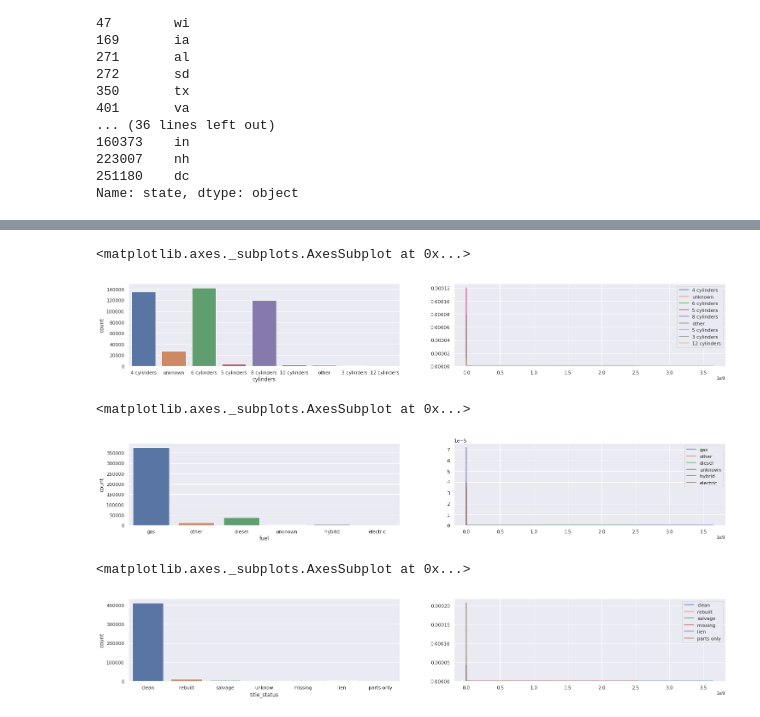
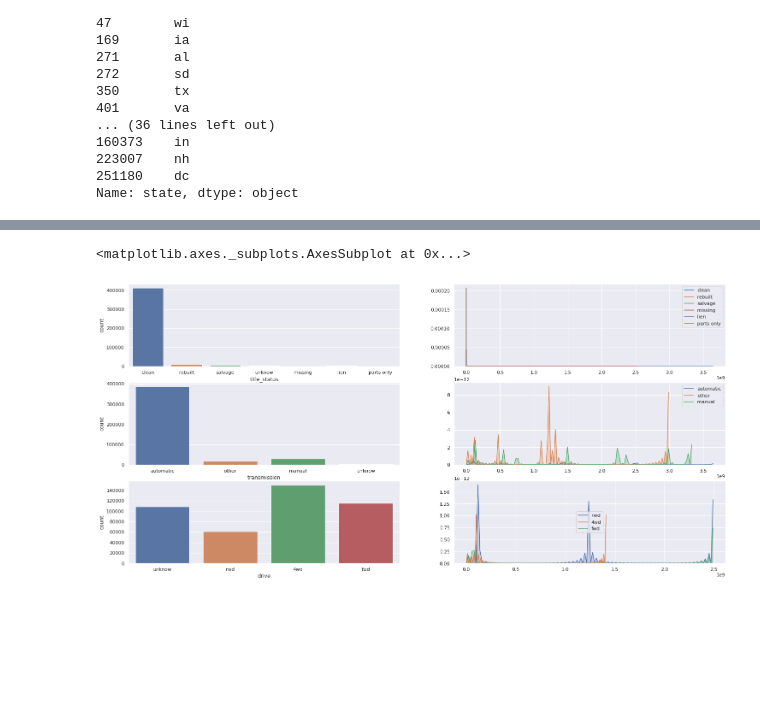
Before and after one commit to panambY/Used_Car_Price, a Jupyter notebook: Used_Car_Price.ipynb, the cells around one changed output, grey strips where cells are left out. Saved outputs shown, nothing was run; the diff lists cells and outputs as text; code cells hidden in the pictures; blank space fills up the shorter version.

```diff
--- a/Used_Car_Price.ipynb
+++ b/Used_Car_Price.ipynb
@@ -1032,52 +1051,39 @@ sns.kdeplot( df4[df4['condition'] == 'salvage']['price'], label='salvage', shade
 # %%
-# cylinders
+# title_status
 
 plt.subplot( 3, 2, 1)
-sns.countplot( df4['cylinders'] )
+sns.countplot( df4['title_status'] )
 
 plt.subplot( 3, 2, 2)
-sns.kdeplot( df4[df4['cylinders'] == '4 cylinders']['price'], label='4 cylinders', shade=True )
-sns.kdeplot( df4[df4['cylinders'] == 'unknown']['price'], label='unknown', shade=True )
-sns.kdeplot( df4[df4['cylinders'] == '6 cylinders']['price'], label='6 cylinders', shade=True )
-sns.kdeplot( df4[df4['cylinders'] == '5 cylinders']['price'], label='5 cylinders', shade=True )
-sns.kdeplot( df4[df4['cylinders'] == '8 cylinders']['price'], label='8 cylinders', shade=True )
-sns.kdeplot( df4[df4['cylinders'] == 'other']['price'], label='other', shade=True )
-sns.kdeplot( df4[df4['cylinders'] == '5 cylinders']['price'], label='5 cylinders', shade=True )
-sns.kdeplot( df4[df4['cylinders'] == '3 cylinders']['price'], label='3 cylinders', shade=True )
-sns.kdeplot( df4[df4['cylinders'] == '12 cylinders']['price'], label='12 cylinders', shade=True )
+sns.kdeplot( df4[df4['title_status'] == 'clean']['price'], label='clean', shade=True )
+sns.kdeplot( df4[df4['title_status'] == 'rebuilt']['price'], label='rebuilt', shade=True )
+sns.kdeplot( df4[df4['title_status'] == 'salvage']['price'], label='salvage', shade=True )
+sns.kdeplot( df4[df4['title_status'] == 'unknown']['price'], label='unknown', shade=True )
+sns.kdeplot( df4[df4['title_status'] == 'missing']['price'], label='missing', shade=True )
+sns.kdeplot( df4[df4['title_status'] == 'lien']['price'], label='lien', shade=True )
+sns.kdeplot( df4[df4['title_status'] == 'parts only']['price'], label='parts only', shade=True )
+
+# transmission
+
+plt.subplot( 3, 2, 3)
+sns.countplot( df4['transmission'] )
+
+plt.subplot( 3, 2, 4)
+sns.kdeplot( df4[df4['transmission'] == 'automatic']['price'], label='automatic', shade=True )
+sns.kdeplot( df4[df4['transmission'] == 'other']['price'], label='other', shade=True )
+sns.kdeplot( df4[df4['transmission'] == 'manual']['price'], label='manual', shade=True )
+sns.kdeplot( df4[df4['transmission'] == 'unknown']['price'], label='unknown', shade=True )
+
+# drive
+
+plt.subplot( 3, 2, 5)
+sns.countplot( df4['drive'] )
+
+plt.subplot( 3, 2, 6)
+sns.kdeplot( df4[df4['drive'] == 'unknown']['price'], label='unknown', shade=True )
+sns.kdeplot( df4[df4['drive'] == 'rwd']['price'], label='rwd', shade=True )
+sns.kdeplot( df4[df4['drive'] == '4wd']['price'], label='4wd', shade=True )
+sns.kdeplot( df4[df4['drive'] == 'fwd']['price'], label='fwd', shade=True )
 # %% [output]
 <matplotlib.axes._subplots.AxesSubplot at 0x...>
-[figure, old version]
+[figure, new version]
-# %%
-# fuel
-
-plt.subplot( 3, 2, 1)
-sns.countplot( df4['fuel'] )
-
-plt.subplot( 3, 2, 2)
-sns.kdeplot( df4[df4['fuel'] == 'gas']['price'], label='gas', shade=True )
-sns.kdeplot( df4[df4['fuel'] == 'other']['price'], label='other', shade=True )
-sns.kdeplot( df4[df4['fuel'] == 'diesel']['price'], label='diesel', shade=True )
-sns.kdeplot( df4[df4['fuel'] == 'unknown']['price'], label='unknown', shade=True )
-sns.kdeplot( df4[df4['fuel'] == 'hybrid']['price'], label='hybrid', shade=True )
-sns.kdeplot( df4[df4['fuel'] == 'electric']['price'], label='electric', shade=True )
-# %% [output]
-<matplotlib.axes._subplots.AxesSubplot at 0x...>
-[figure, removed]
-# %%
-# title_status
-
-plt.subplot( 3, 2, 1)
-sns.countplot( df4['title_status'] )
-
-plt.subplot( 3, 2, 2)
-sns.kdeplot( df4[df4['title_status'] == 'clean']['price'], label='clean', shade=True )
-sns.kdeplot( df4[df4['title_status'] == 'rebuilt']['price'], label='rebuilt', shade=True )
-sns.kdeplot( df4[df4['title_status'] == 'salvage']['price'], label='salvage', shade=True )
-sns.kdeplot( df4[df4['title_status'] == 'unknown']['price'], label='unknown', shade=True )
-sns.kdeplot( df4[df4['title_status'] == 'missing']['price'], label='missing', shade=True )
-sns.kdeplot( df4[df4['title_status'] == 'lien']['price'], label='lien', shade=True )
-sns.kdeplot( df4[df4['title_status'] == 'parts only']['price'], label='parts only', shade=True )
-# %% [output]
-<matplotlib.axes._subplots.AxesSubplot at 0x...>
-[figure, removed]
```
Also changed, not shown: parts of 8 cells of this notebook.
